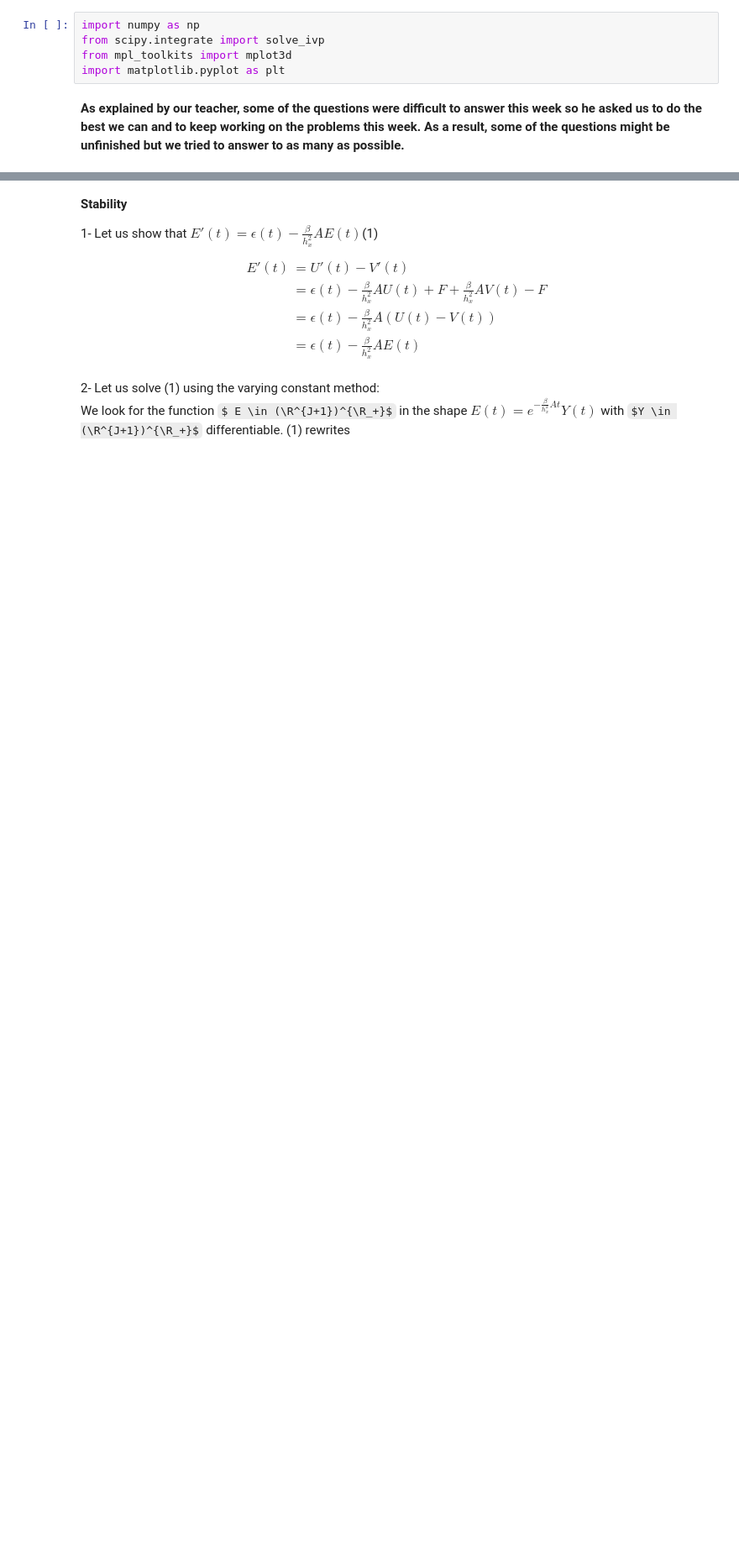
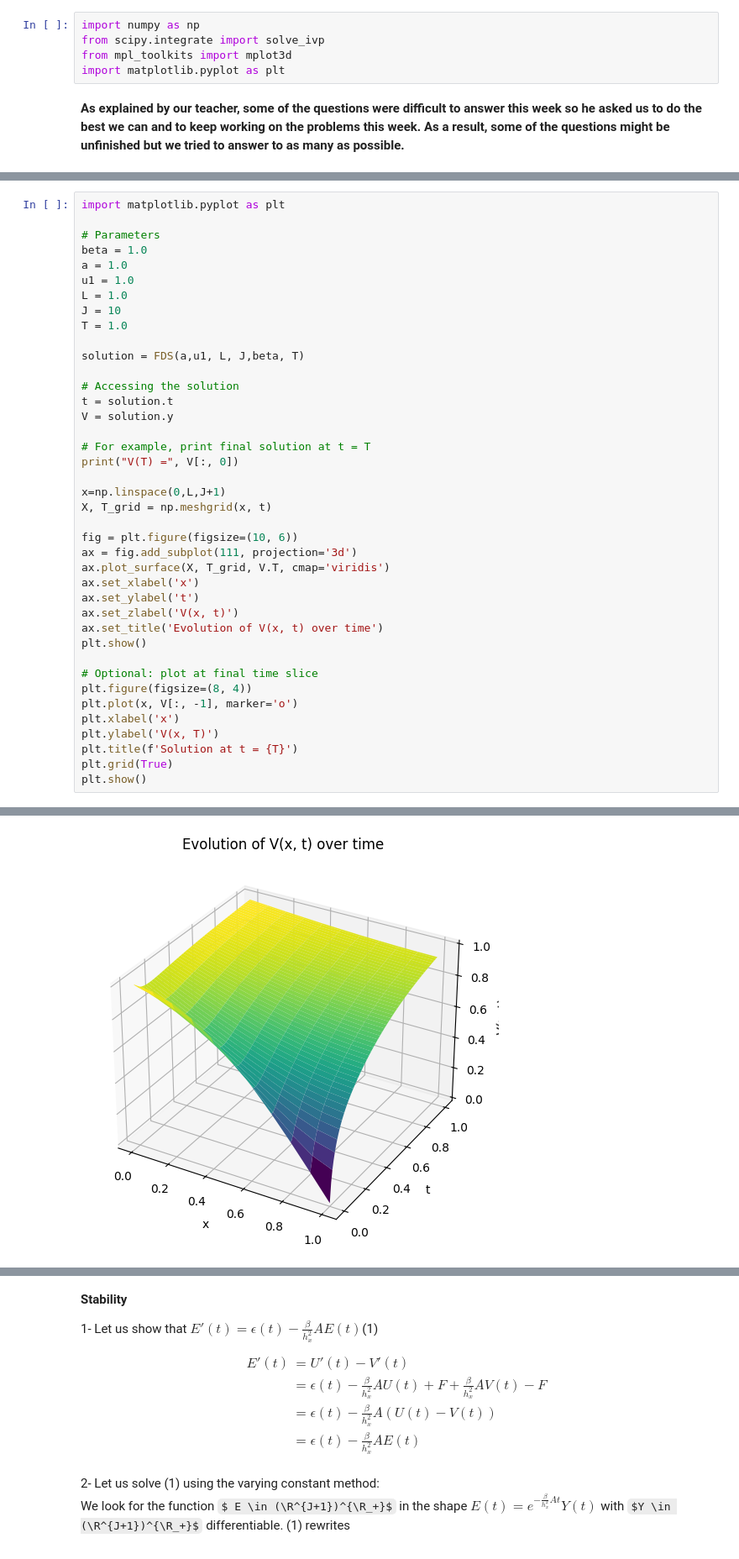
Before and after one commit to Iluann/num_analysis, a Jupyter notebook: notebook.ipynb, the cells around one changed output, grey strips where cells are left out. Shown at 84% size. Cells and saved outputs as stored; diff of their text form; some formulas as TeX source; blank space fills up the shorter version.

```diff
--- a/notebook.ipynb
+++ b/notebook.ipynb
@@ -245,0 +116,41 @@ $$\lVert \epsilon_j(t) \rVert \leq  \frac{\beta h_x^2}{12}\lVert \delta_x^4 u(t,
+# %%
+import matplotlib.pyplot as plt
+
+# Parameters
+beta = 1.0
+a = 1.0
+u1 = 1.0
+L = 1.0
+J = 10
+T = 1.0
+
+solution = FDS(a,u1, L, J,beta, T)
+
+# Accessing the solution
+t = solution.t
+V = solution.y
+
+# For example, print final solution at t = T
+print("V(T) =", V[:, 0])
+
+x=np.linspace(0,L,J+1)
+X, T_grid = np.meshgrid(x, t)
+
+fig = plt.figure(figsize=(10, 6))
+ax = fig.add_subplot(111, projection='3d')
+ax.plot_surface(X, T_grid, V.T, cmap='viridis')
+ax.set_xlabel('x')
+ax.set_ylabel('t')
+ax.set_zlabel('V(x, t)')
+ax.set_title('Evolution of V(x, t) over time')
+plt.show()
+
+# Optional: plot at final time slice
+plt.figure(figsize=(8, 4))
+plt.plot(x, V[:, -1], marker='o')
+plt.xlabel('x')
+plt.ylabel('V(x, T)')
+plt.title(f'Solution at t = {T}')
+plt.grid(True)
+plt.show()
+# %% [output]
@@ -245,0 +160 @@ $$\lVert \epsilon_j(t) \rVert \leq  \frac{\beta h_x^2}{12}\lVert \delta_x^4 u(t,
+[figure, added]
```
Also changed, not shown: parts of 9 cells of this notebook.
